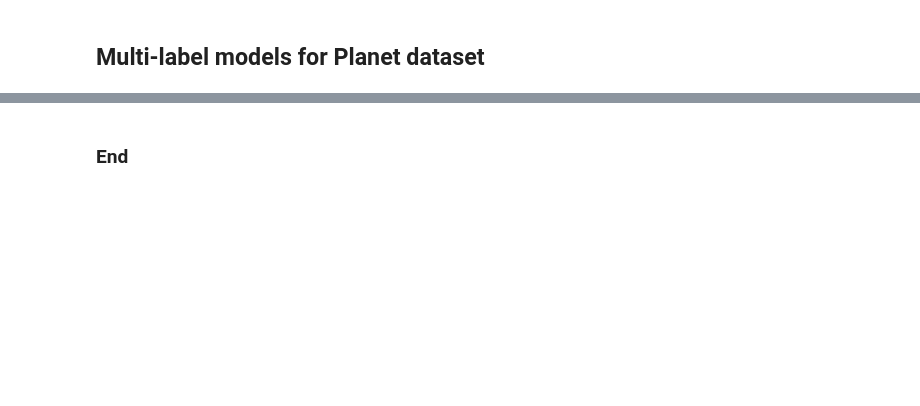
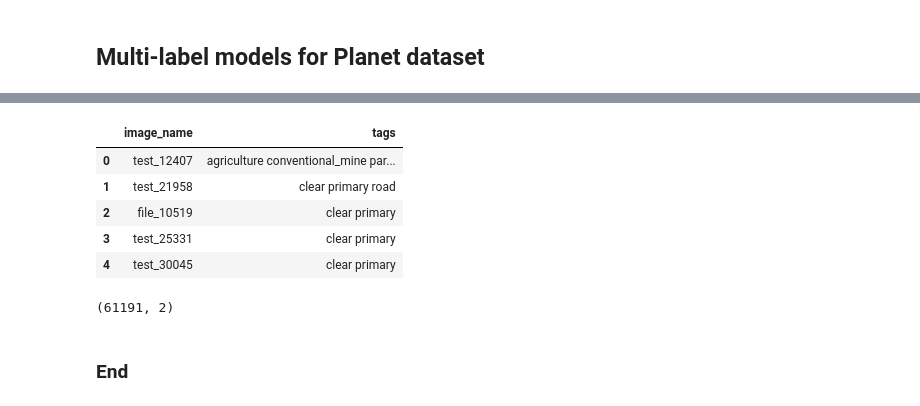
Before and after one commit to ibunny01/fastai, a Jupyter notebook: courses/dl1/lesson2-image_models.ipynb, the cells around one changed output, grey strips where cells are left out. Drawn from its saved outputs; the diff is of its cells as text; code cells hidden in the pictures; blank space fills up the shorter version.

Commit message:
finish lesson3 and planet/dog_breed

```diff
--- a/courses/dl1/lesson2-image_models.ipynb
+++ b/courses/dl1/lesson2-image_models.ipynb
@@ -228,2 +405,17 @@ f2(preds,y)
+# %%
+df = pd.read_csv(f'{PATH}planet_restnet34_180115.csv')
+# %%
+df.head()
+# %% [output]
+|  | image_name | tags |
+| 0 | test_12407 | agriculture conventional_mine par... |
+| 1 | test_21958 | clear primary road |
+| 2 | file_10519 | clear primary |
+| 3 | test_25331 | clear primary |
+| 4 | test_30045 | clear primary |
+# %%
+df.shape
+# %% [output]
+(61191, 2)
 # %% [markdown]
 ### End
```
Also changed, not shown: parts of 61 cells of this notebook, 3 other files.
